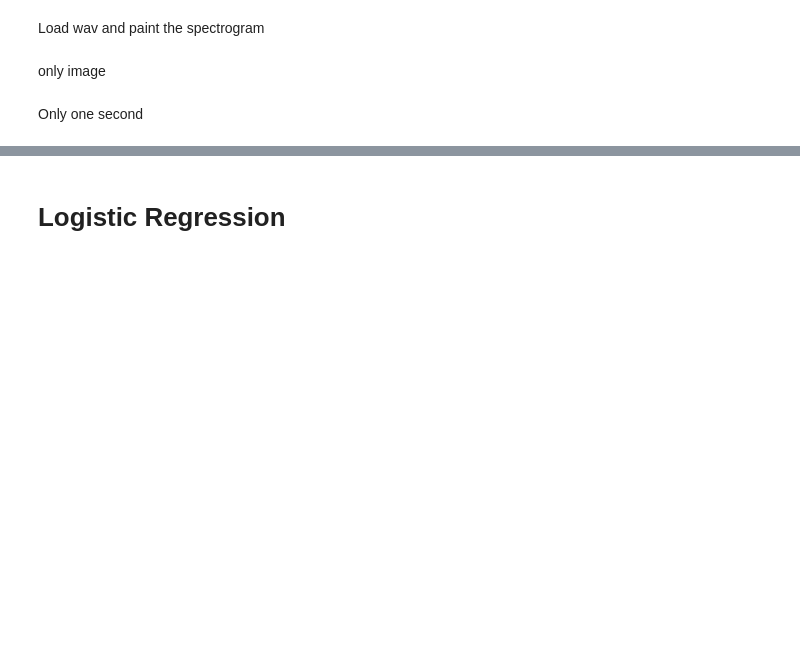
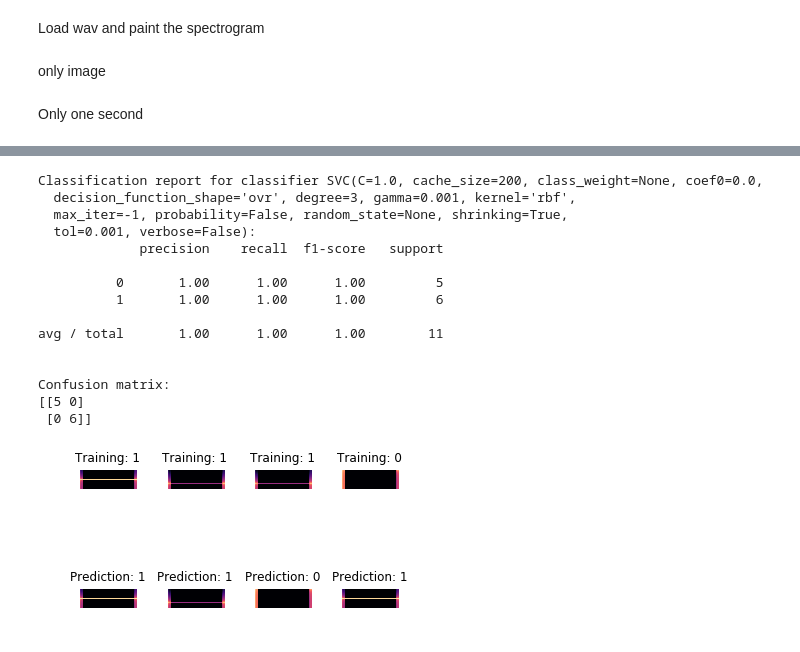
Before and after one commit to sebasgverde/basicMLMusicDSP, a Jupyter notebook: basicDSP.ipynb, the cells around one changed output, grey strips where cells are left out. Saved outputs shown, nothing was run; the diff lists cells and outputs as text; code cells hidden in the pictures; blank space fills up the shorter version.

Commit message:
svm and log reg working with dataset, acc 1 :p

```diff
--- a/basicDSP.ipynb
+++ b/basicDSP.ipynb
@@ -207,57 +253,48 @@ len(y)/sr
 # %%
 
-
-# Author: Gael Varoquaux <gael dot varoquaux at normalesup dot org>
-# License: BSD 3 clause
-
-# Standard scientific Python imports
-import matplotlib.pyplot as plt
-
-# Import datasets, classifiers and performance metrics
-from sklearn import datasets, svm, metrics
-
-# The digits dataset
-digits = datasets.load_digits()
-
-# The data that we are interested in is made of 8x8 images of digits, let's
-# have a look at the first 4 images, stored in the `images` attribute of the
-# dataset.  If we were working from image files, we could load them using
-# matplotlib.pyplot.imread.  Note that each image must have the same size. For these
-# images, we know which digit they represent: it is given in the 'target' of
-# the dataset.
-images_and_labels = list(zip(digits.images, digits.target))
+images_and_labels = list(zip(images, labels))
 for index, (image, label) in enumerate(images_and_labels[:4]):
     plt.subplot(2, 4, index + 1)
     plt.axis('off')
     plt.imshow(image, cmap=plt.cm.gray_r, interpolation='nearest')
     plt.title('Training: %i' % label)
 
-# To apply a classifier on this data, we need to flatten the image, to
-# turn the data in a (samples, feature) matrix:
-n_samples = len(digits.images)
-data = digits.images.reshape((n_samples, -1))
-
 # Create a classifier: a support vector classifier
 classifier = svm.SVC(gamma=0.001)
 
 # We learn the digits on the first half of the digits
-classifier.fit(data[:n_samples // 2], digits.target[:n_samples // 2])
+classifier.fit(data[:n_samples // 2], labels[:n_samples // 2])
 
 # Now predict the value of the digit on the second half:
-expected = digits.target[n_samples // 2:]
+expected = labels[n_samples // 2:]
 predicted = classifier.predict(data[n_samples // 2:])
 
 print("Classification report for classifier %s:\n%s\n"
       % (classifier, metrics.classification_report(expected, predicted)))
 print("Confusion matrix:\n%s" % metrics.confusion_matrix(expected, predicted))
 
-images_and_predictions = list(zip(digits.images[n_samples // 2:], predicted))
+images_and_predictions = list(zip(images[n_samples // 2:], predicted))
 for index, (image, prediction) in enumerate(images_and_predictions[:4]):
     plt.subplot(2, 4, index + 5)
     plt.axis('off')
     plt.imshow(image, cmap=plt.cm.gray_r, interpolation='nearest')
     plt.title('Prediction: %i' % prediction)
 
 plt.show()
+# %% [output]
+Classification report for classifier SVC(C=1.0, cache_size=200, class_weight=None, coef0=0.0,
+  decision_function_shape='ovr', degree=3, gamma=0.001, kernel='rbf',
+  max_iter=-1, probability=False, random_state=None, shrinking=True,
+  tol=0.001, verbose=False):
+             precision    recall  f1-score   support
+
+          0       1.00      1.00      1.00         5
+          1       1.00      1.00      1.00         6
+
+avg / total       1.00      1.00      1.00        11
+
+
+Confusion matrix:
+[[5 0]
+ [0 6]]
+[figure, added]
-# %% [markdown]
-# Logistic Regression
```
Also changed, not shown: parts of 13 cells of this notebook.
